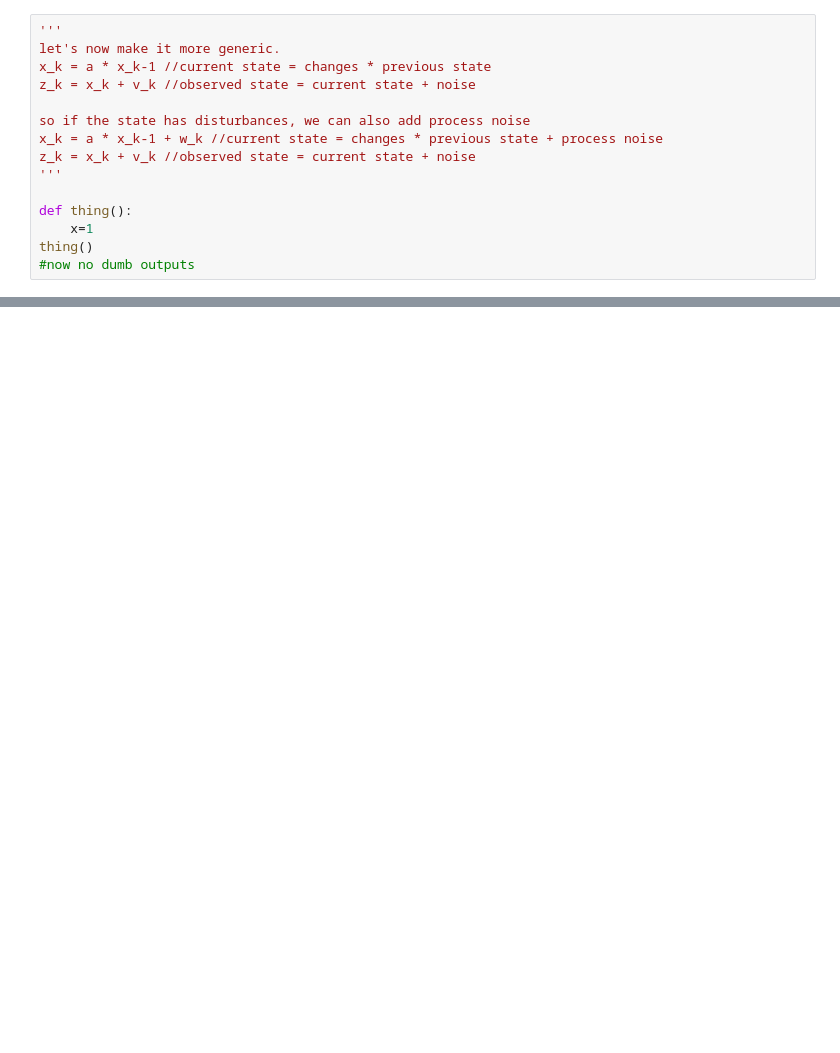
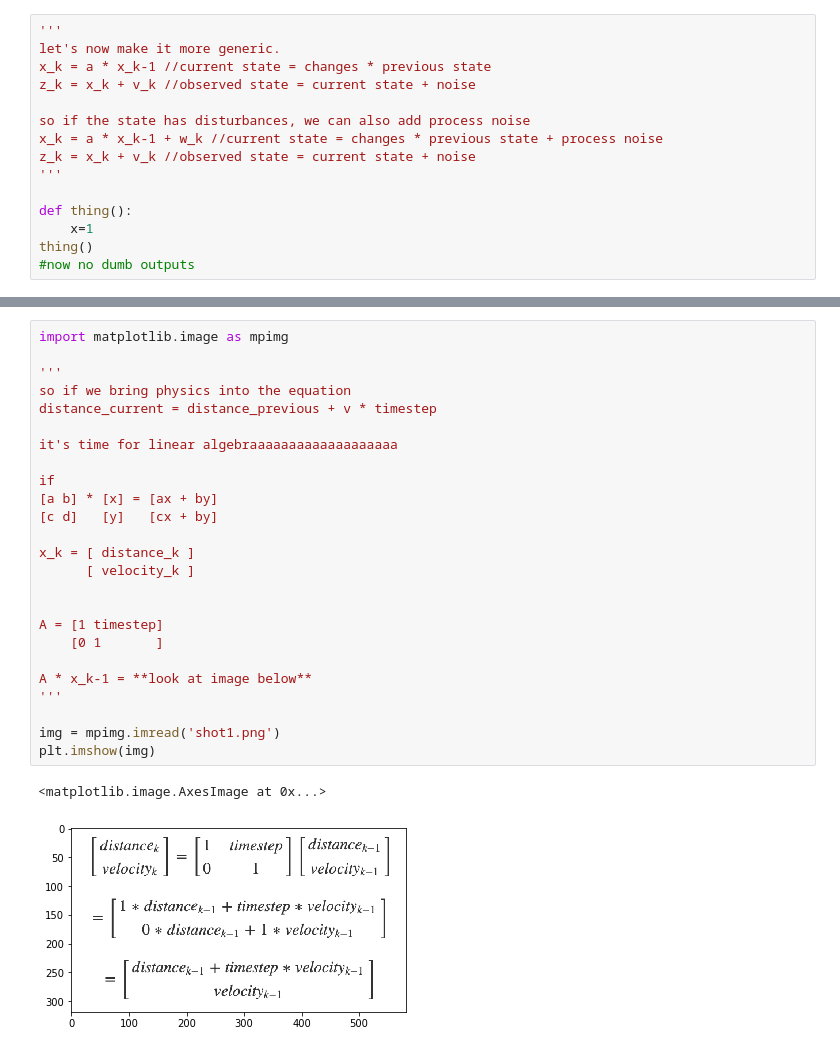
Before and after one commit to jeffreyqdd/kalman, a Jupyter notebook: kalman2.ipynb, the cells around one changed output, grey strips where cells are left out. Saved outputs shown, nothing was run; the diff lists cells and outputs as text; blank space fills up the shorter version.

```diff
--- a/kalman2.ipynb
+++ b/kalman2.ipynb
@@ -178,0 +401,28 @@ round: 300,  gain: 0.0,  prediction error: 0.07
+# %%
+import matplotlib.image as mpimg
+
+'''
+so if we bring physics into the equation
+distance_current = distance_previous + v * timestep
+
+it's time for linear algebraaaaaaaaaaaaaaaaaaa
+
+if
+[a b] * [x] = [ax + by]
+[c d]   [y]   [cx + by]
+
+x_k = [ distance_k ]
+      [ velocity_k ]
+
+
+A = [1 timestep]
+    [0 1       ]
+
+A * x_k-1 = **look at image below**
+'''
+
+img = mpimg.imread('shot1.png')
+plt.imshow(img)
+# %% [output]
+<matplotlib.image.AxesImage at 0x...>
+[figure, added]
```
Also changed, not shown: parts of 5 cells of this notebook, 1 other file.
